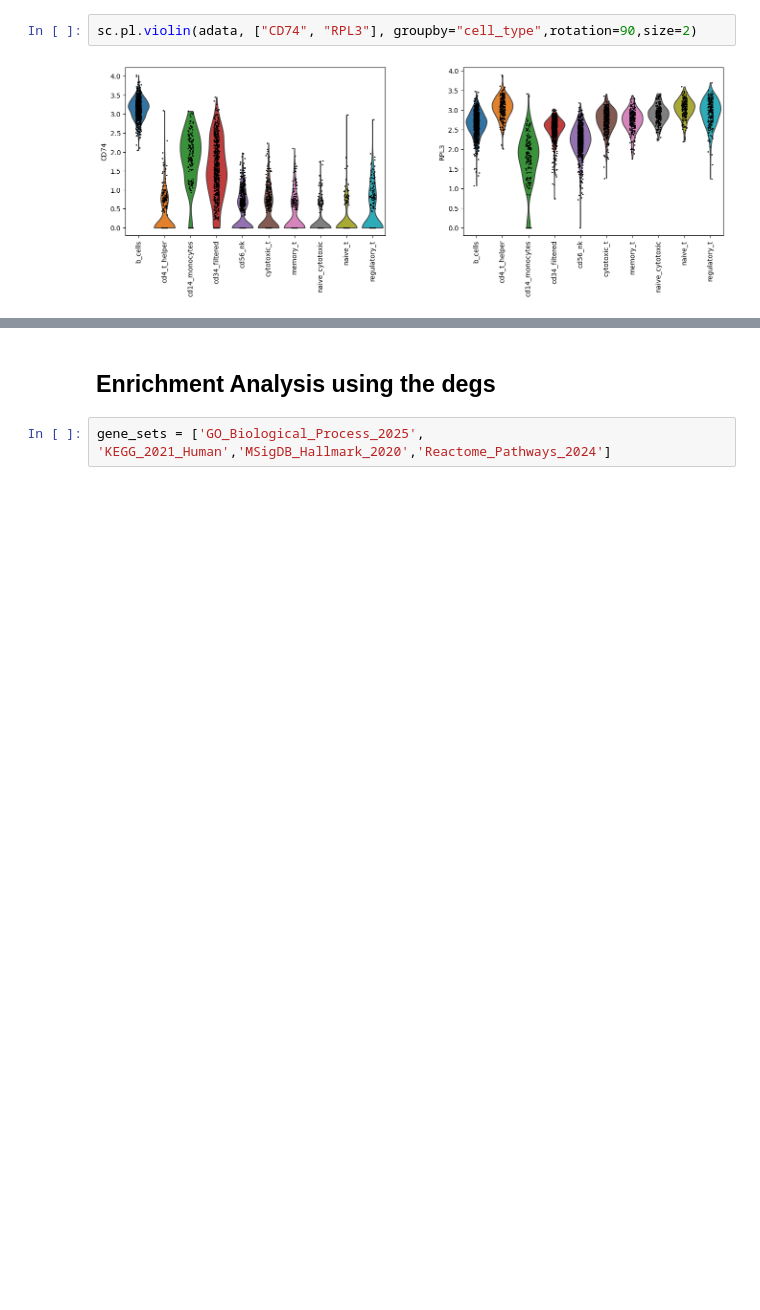
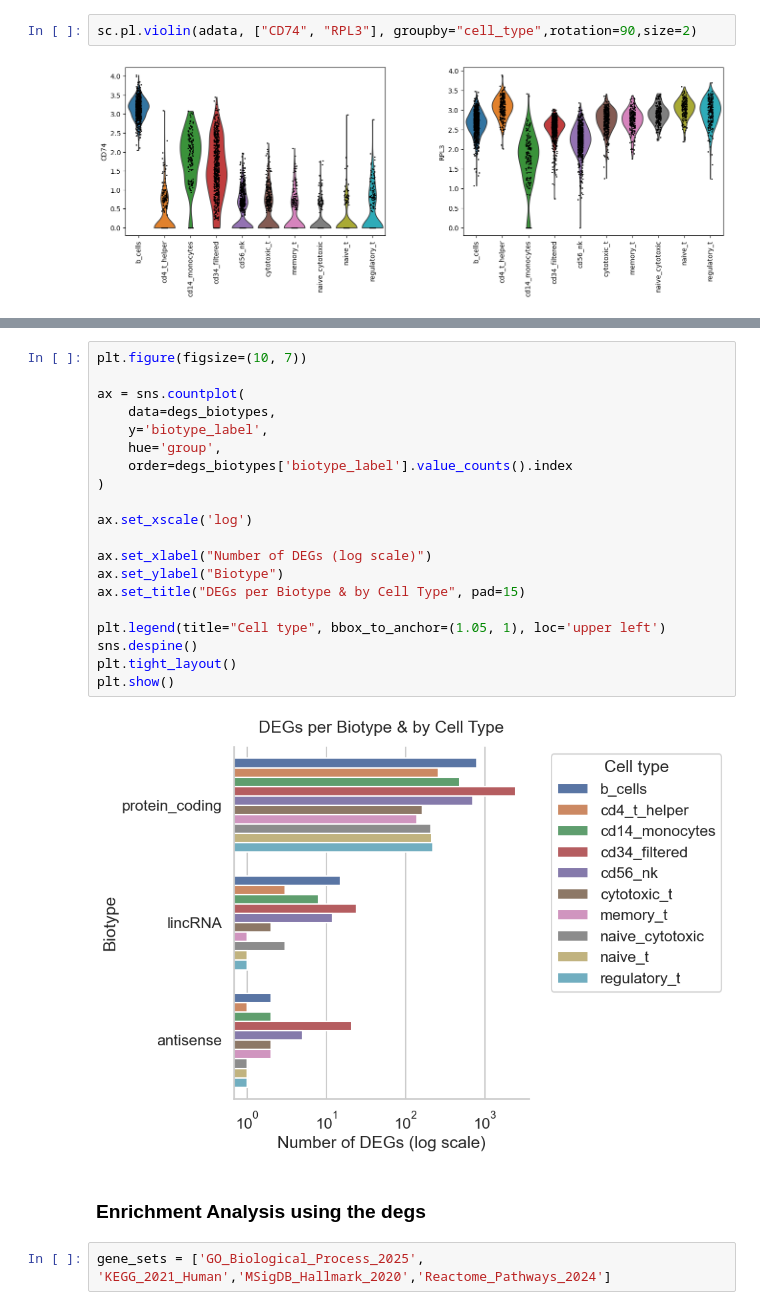
Before and after one commit to GeorgakilasLab/bMINTY, a Jupyter notebook: test_data/pbmc/example_bminty.ipynb, the cells around one changed output, grey strips where cells are left out. Cells and saved outputs as stored; diff of their text form; blank space fills up the shorter version.

```diff
--- a/test_data/pbmc/example_bminty.ipynb
+++ b/test_data/pbmc/example_bminty.ipynb
@@ -173,5 +242,27 @@ sc.pl.violin(adata, ["CD74", "RPL3"], groupby="cell_type",rotation=90,size=2)
+# %%
+plt.figure(figsize=(10, 7))
+
+ax = sns.countplot(
+    data=degs_biotypes,
+    y='biotype_label',
+    hue='group',
+    order=degs_biotypes['biotype_label'].value_counts().index
+)
+
+ax.set_xscale('log')
+
+ax.set_xlabel("Number of DEGs (log scale)")
+ax.set_ylabel("Biotype")
+ax.set_title("DEGs per Biotype & by Cell Type", pad=15)
+
+plt.legend(title="Cell type", bbox_to_anchor=(1.05, 1), loc='upper left')
+sns.despine()
+plt.tight_layout()
+plt.show()
+# %% [output]
+[figure, added]
 # %% [markdown]
-## Enrichment Analysis using the degs
+### Enrichment Analysis using the degs
 # %%
 gene_sets = ['GO_Biological_Process_2025', 'KEGG_2021_Human','MSigDB_Hallmark_2020','Reactome_Pathways_2024']
 # %%
```
Also changed, not shown: parts of 11 cells of this notebook.
